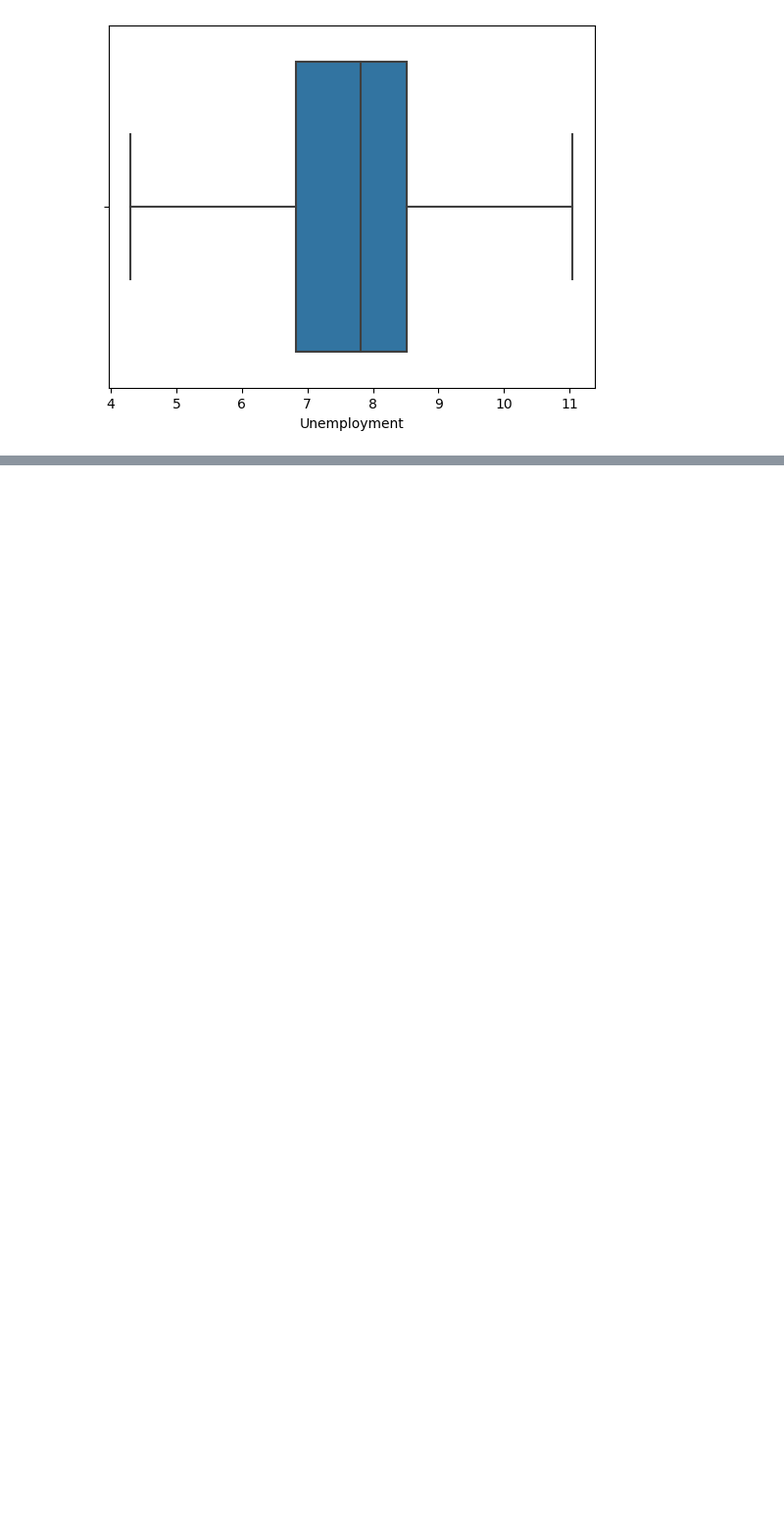
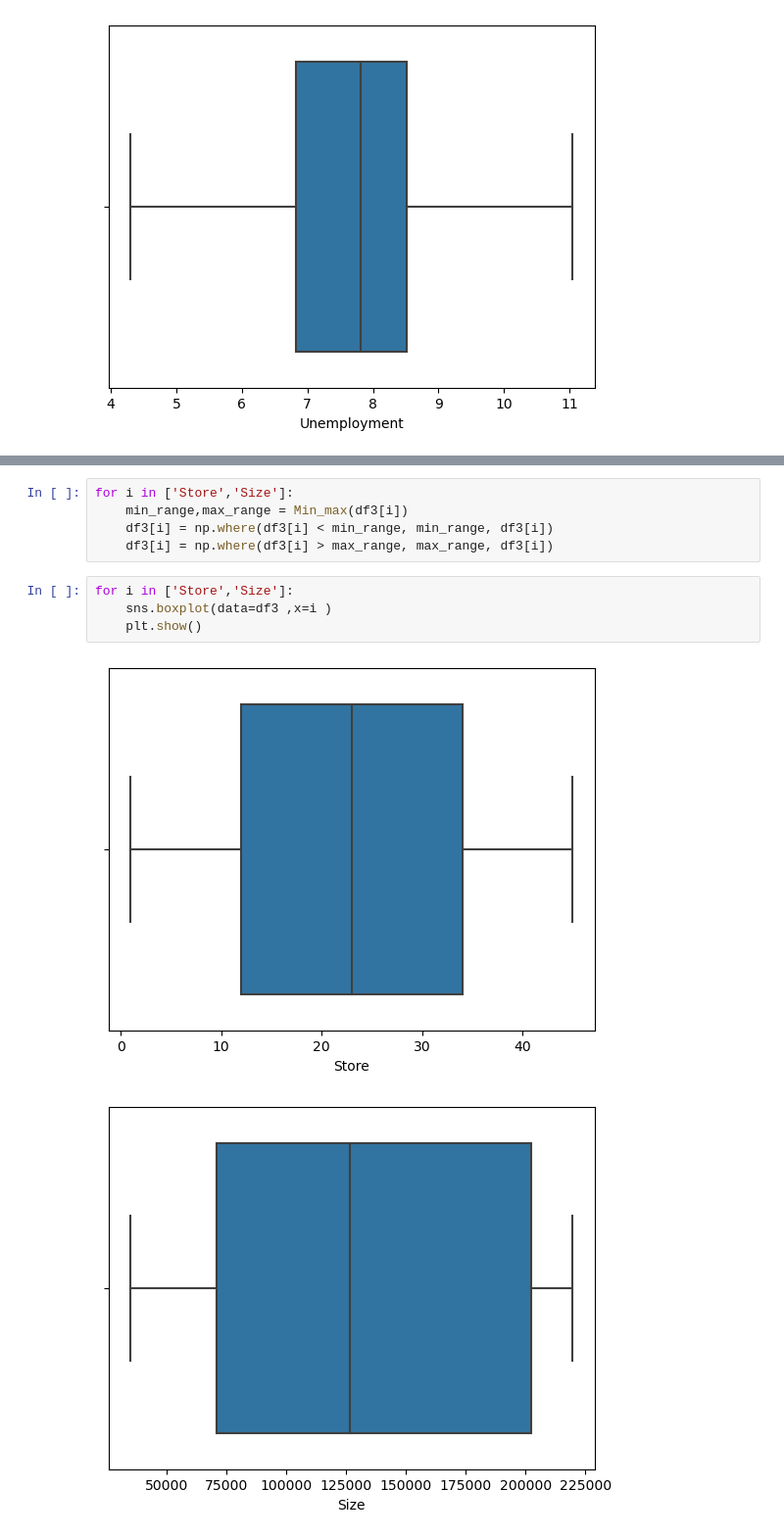
Before and after one commit to Harshita8085/Retail_Sales_Analysis, a Jupyter notebook: Solution.ipynb, the cells around one changed output, grey strips where cells are left out. Shown at 98% size. Saved outputs shown, nothing was run; the diff lists cells and outputs as text; blank space fills up the shorter version.

```diff
--- a/Solution.ipynb
+++ b/Solution.ipynb
@@ -265,0 +279,12 @@ for i in ['Store','Temperature', 'Fuel_Price', 'CPI', 'Unemployment']:
+# %%
+for i in ['Store','Size']:
+    min_range,max_range = Min_max(df3[i])
+    df3[i] = np.where(df3[i] < min_range, min_range, df3[i])
+    df3[i] = np.where(df3[i] > max_range, max_range, df3[i])
+# %%
+for i in ['Store','Size']:
+    sns.boxplot(data=df3 ,x=i )
+    plt.show()
+# %% [output]
+[figure, added]
+[figure, added]
```
Also changed, not shown: parts of 2 cells of this notebook.
